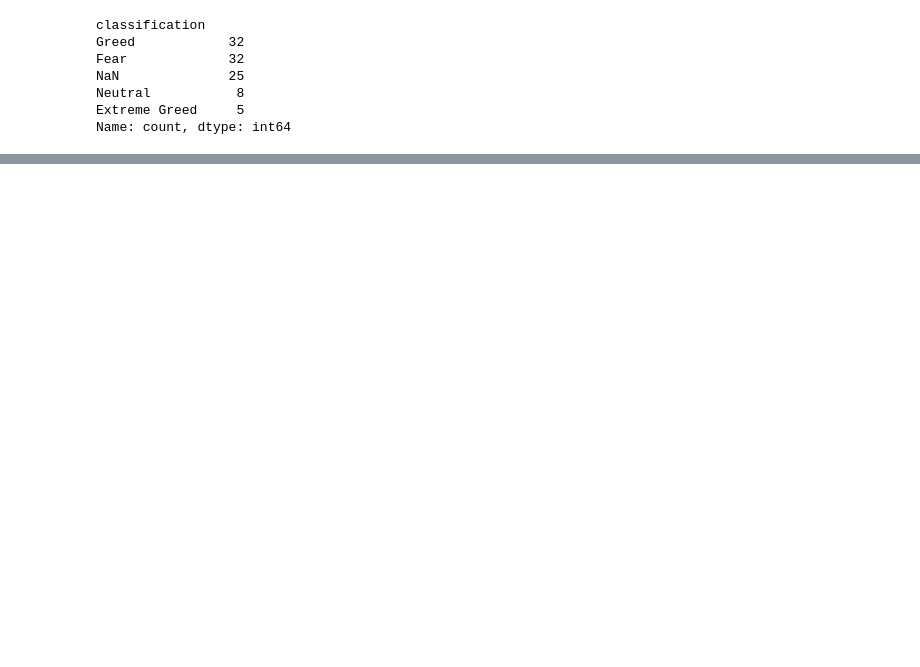
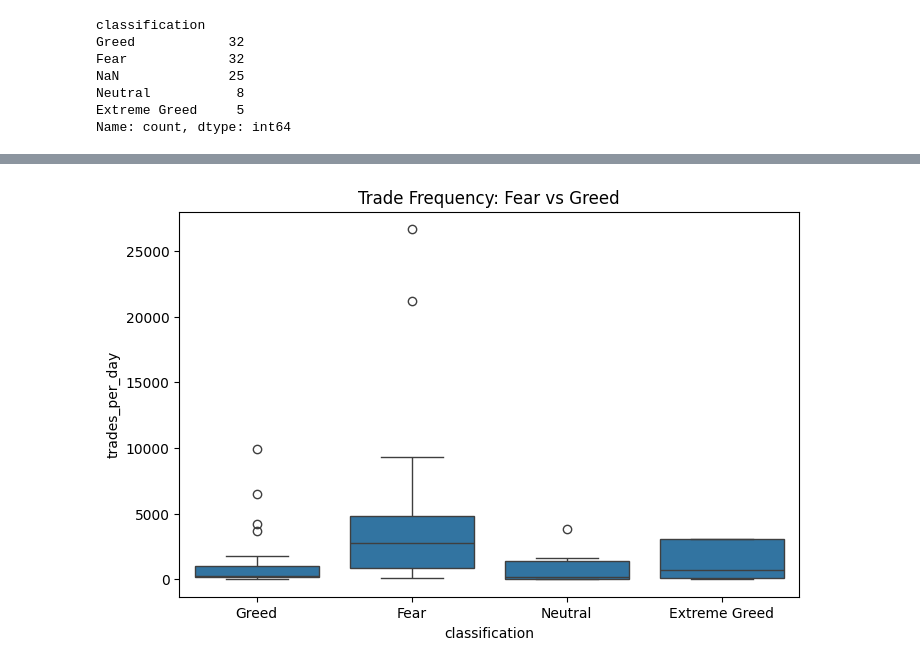
Before and after one commit to NIkunj-17/primetrade.ai-trader-sentiment, a Jupyter notebook: notebooks/data_analysis.ipynb, the cells around one changed output, grey strips where cells are left out. Drawn from its saved outputs; the diff is of its cells as text; code cells hidden in the pictures; blank space fills up the shorter version.

```diff
--- a/notebooks/data_analysis.ipynb
+++ b/notebooks/data_analysis.ipynb
@@ -199,0 +239,11 @@ Name: count, dtype: int64
+# %%
+plt.figure(figsize=(8,5))
+sns.boxplot(
+    data=daily_metrics,
+    x='classification',
+    y='trades_per_day'
+)
+plt.title("Trade Frequency: Fear vs Greed")
+plt.show()
+# %% [output]
+[figure, added]
```
Also changed, not shown: parts of 6 cells of this notebook.
